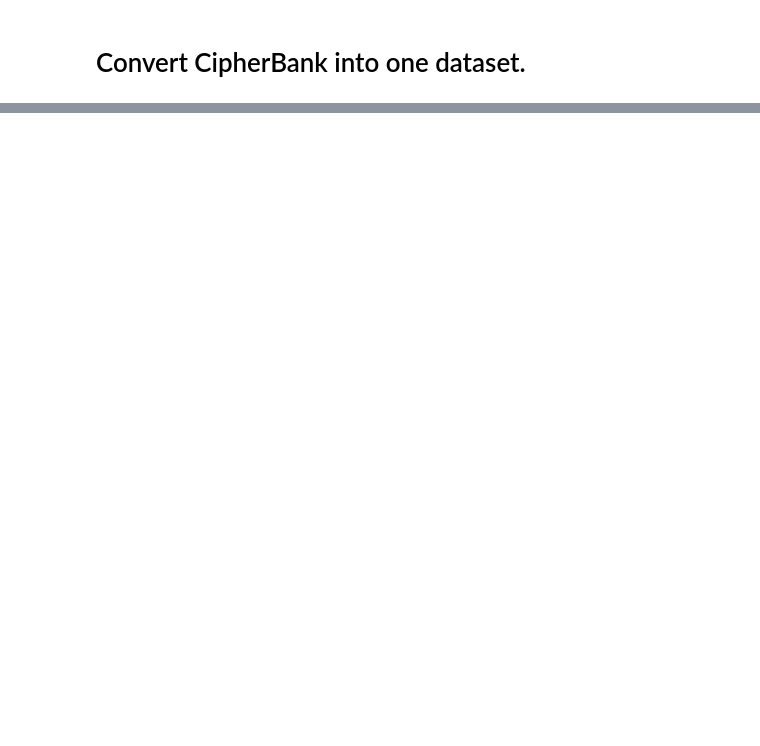
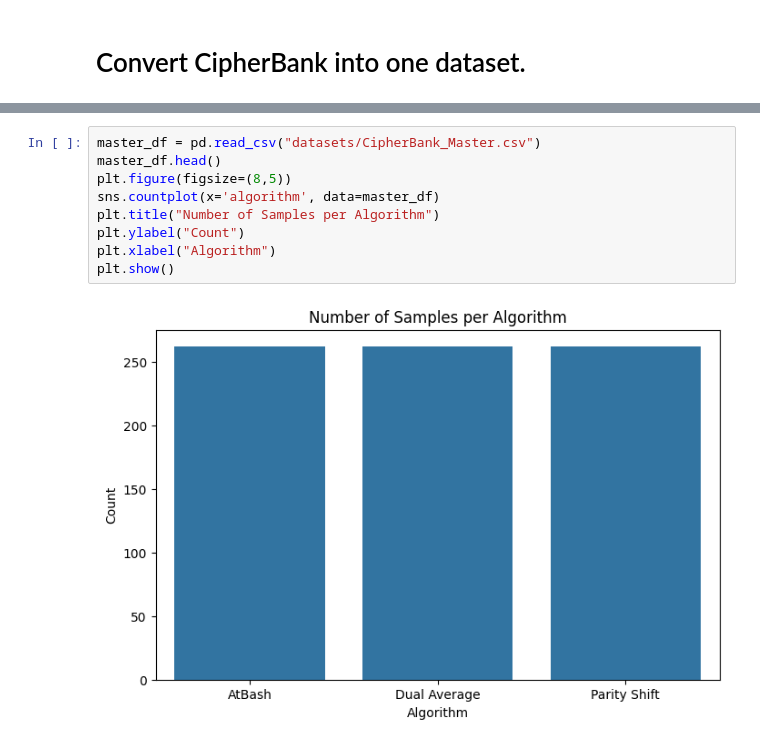
Before and after one commit to samcursive/aicrypto, a Jupyter notebook: code.ipynb, the cells around one changed output, grey strips where cells are left out. Drawn from its saved outputs; the diff is of its cells as text; blank space fills up the shorter version.

```diff
--- a/code.ipynb
+++ b/code.ipynb
@@ -138,0 +193,11 @@ parityshift_df.head(3)
+# %%
+master_df = pd.read_csv("datasets/CipherBank_Master.csv")
+master_df.head()
+plt.figure(figsize=(8,5))
+sns.countplot(x='algorithm', data=master_df)
+plt.title("Number of Samples per Algorithm")
+plt.ylabel("Count")
+plt.xlabel("Algorithm")
+plt.show()
+# %% [output]
+[figure, added]
```
Also changed, not shown: parts of 8 cells of this notebook, 1 other file.
